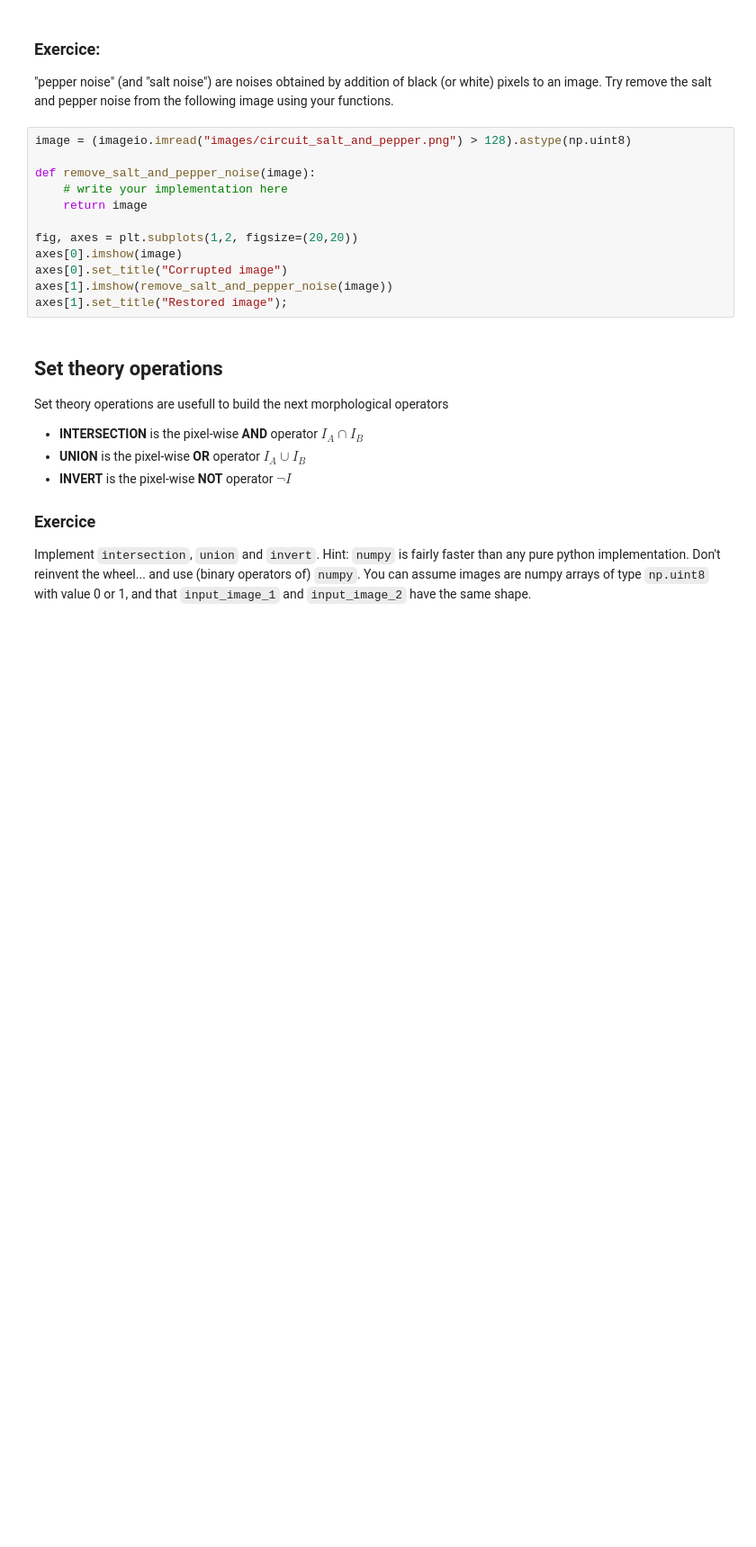
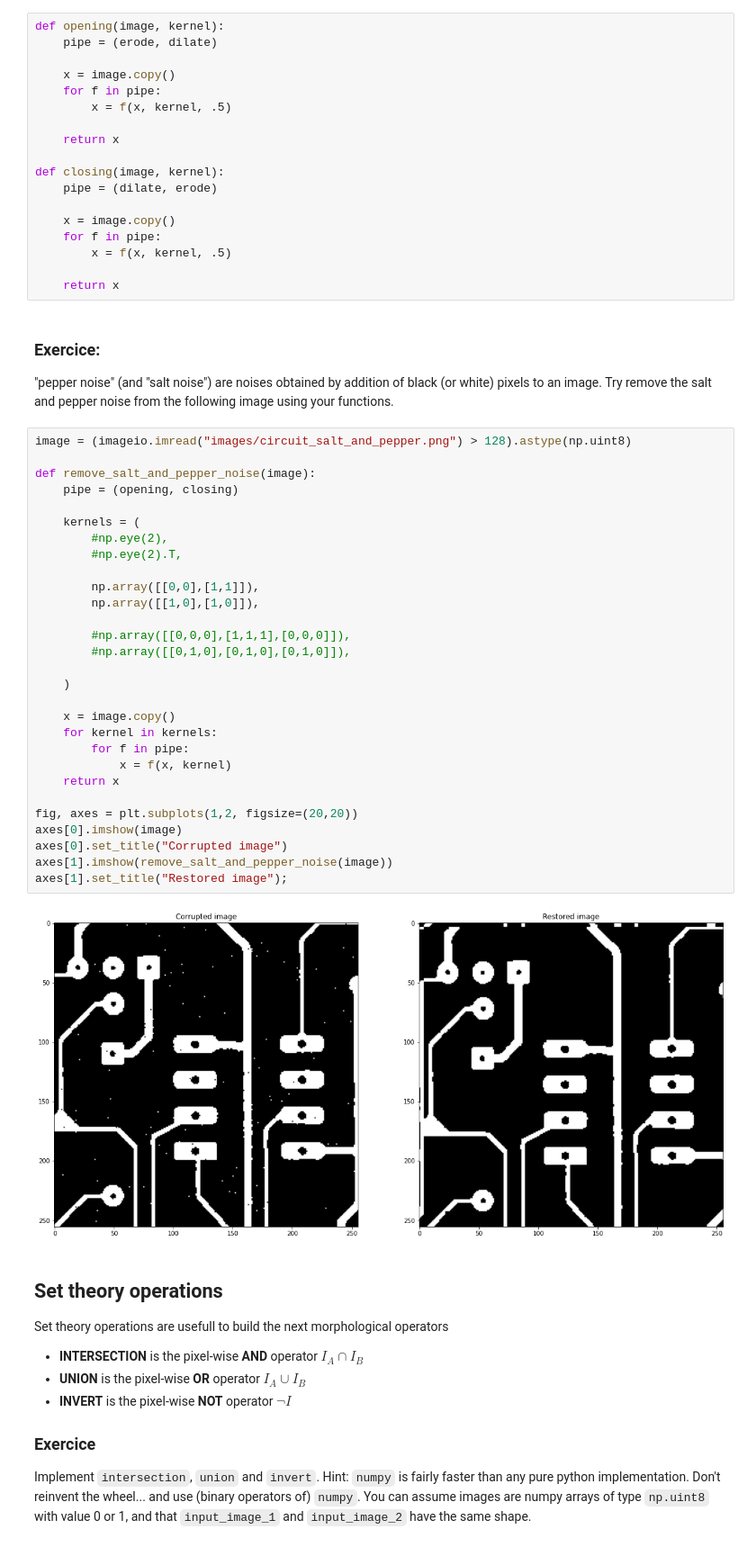
Before and after one commit to RomainGrx/LELEC2885-Practical-Sessions, a Jupyter notebook: TP4_student.ipynb, the cells around one changed output. Shown at 90% size. Cells and saved outputs as stored; diff of their text form; blank space fills up the shorter version.

```diff
--- a/TP4_student.ipynb
+++ b/TP4_student.ipynb
@@ -159,3 +180,21 @@ def closing(image, kernel):
+# %%
+def opening(image, kernel):
+    pipe = (erode, dilate)
+
+    x = image.copy()
+    for f in pipe:
+        x = f(x, kernel, .5)
+
+    return x
+
+def closing(image, kernel):
+    pipe = (dilate, erode)
+
+    x = image.copy()
+    for f in pipe:
+        x = f(x, kernel, .5)
+
+    return x
 # %% [markdown]
 ### Exercice:
 "pepper noise" (and "salt noise") are noises obtained by addition of black (or white) pixels to an image.
@@ -163,15 +202,34 @@ Try remove the salt and pepper noise from the following image using your functio
 # %%
 image = (imageio.imread("images/circuit_salt_and_pepper.png") > 128).astype(np.uint8)
 
 def remove_salt_and_pepper_noise(image):
-    # write your implementation here
-    return image
+    pipe = (opening, closing)
+
+    kernels = (
+        #np.eye(2),
+        #np.eye(2).T,
+
+        np.array([[0,0],[1,1]]),
+        np.array([[1,0],[1,0]]),
+
+        #np.array([[0,0,0],[1,1,1],[0,0,0]]),
+        #np.array([[0,1,0],[0,1,0],[0,1,0]]),
+
+    )
+
+    x = image.copy()
+    for kernel in kernels:
+        for f in pipe:
+            x = f(x, kernel)
+    return x
 
 fig, axes = plt.subplots(1,2, figsize=(20,20))
 axes[0].imshow(image)
 axes[0].set_title("Corrupted image")
 axes[1].imshow(remove_salt_and_pepper_noise(image))
 axes[1].set_title("Restored image");
+# %% [output]
+[figure, added]
 # %% [markdown]
 ## Set theory operations
 Set theory operations are usefull to build the next morphological operators
```
Also changed, not shown: parts of 27 cells of this notebook, 25 other files.
